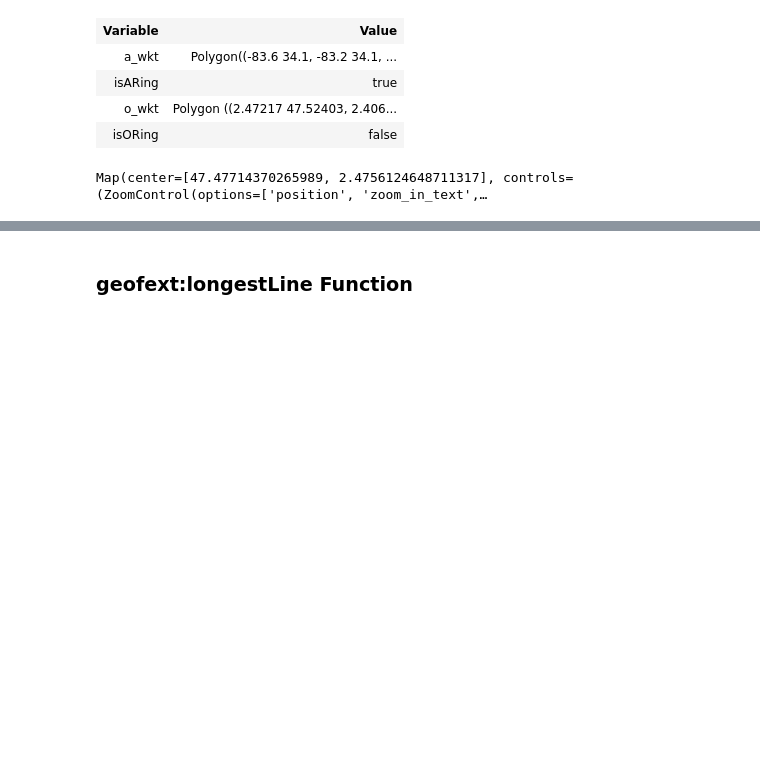
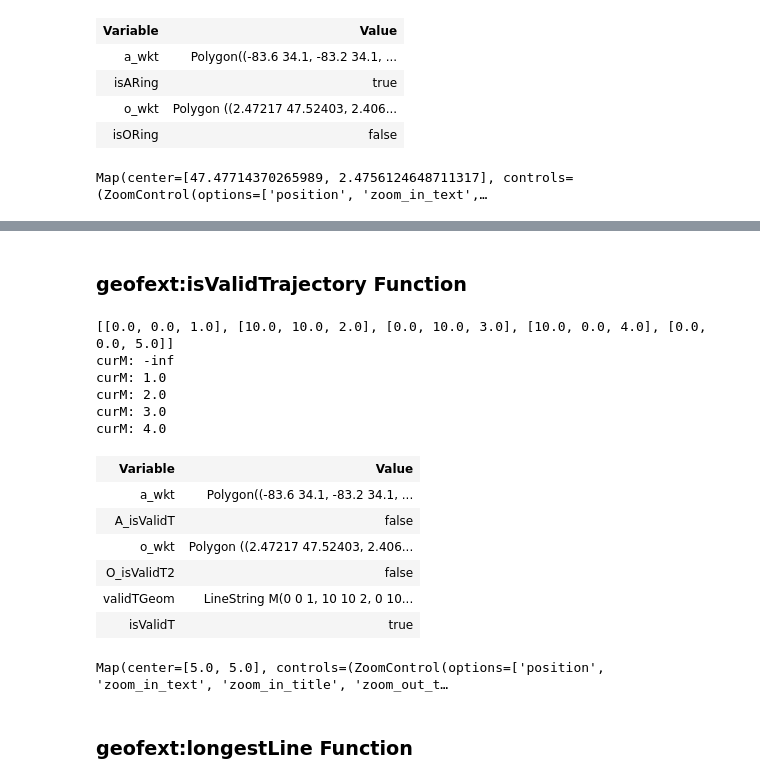
Before and after one commit to situx/rdflib-geosparql, a Jupyter notebook: GeoSPARQLExt.ipynb, the cells around one changed output, grey strips where cells are left out. Saved outputs shown, nothing was run; the diff lists cells and outputs as text; code cells hidden in the pictures; blank space fills up the shorter version.

```diff
--- a/GeoSPARQLExt.ipynb
+++ b/GeoSPARQLExt.ipynb
@@ -564,3 +969,35 @@ Map(center=[47.47714370265989, 2.4756124648711317], controls=(ZoomControl(option
+# %% [markdown]
+### geofext:isValidTrajectory Function
+# %%
+processQueryResults(g.query("""
+PREFIX my: <http://example.org/ApplicationSchema#>
+PREFIX geo: <"""+str(GEO)+""">
+PREFIX geof: <"""+str(GEOFEXT)+""">
+PREFIX xsd: <http://www.w3.org/2001/XMLSchema#>
+SELECT ?a_wkt ?o_wkt ?validTGeom ?isValidT ?O_isValidT2 ?A_isValidT {
+    <http://example.org/ApplicationSchema#AExactGeom> geo:asWKT ?a_wkt .
+    BIND(geof:isValidTrajectory(?a_wkt) AS ?A_isValidT)
+    <http://example.org/ApplicationSchema#OExactGeom> geo:asWKT ?o_wkt .
+    BIND(geof:isValidTrajectory(?o_wkt) AS ?O_isValidT2)
+    BIND("LineString M(0 0 1, 10 10 2, 0 10 3, 10 0 4, 0 0 5)"^^geo:wktLiteral AS ?validTGeom)
+    BIND(geof:isValidTrajectory(?validTGeom) AS ?isValidT)
+}
+"""),["a_wkt","o_wkt","validTGeom"],None)
+# %% [output]
+[[0.0, 0.0, 1.0], [10.0, 10.0, 2.0], [0.0, 10.0, 3.0], [10.0, 0.0, 4.0], [0.0, 0.0, 5.0]]
+curM: -inf
+curM: 1.0
+curM: 2.0
+curM: 3.0
+curM: 4.0
+| Variable | Value |
+| a_wkt | Polygon((-83.6 34.1, -83.2 34.1, ... |
+| A_isValidT | false |
+| o_wkt | Polygon ((2.47217 47.52403, 2.406... |
+| O_isValidT2 | false |
+| validTGeom | LineString M(0 0 1, 10 10 2, 0 10... |
+| isValidT | true |
+Map(center=[5.0, 5.0], controls=(ZoomControl(options=['position', 'zoom_in_text', 'zoom_in_title', 'zoom_out_t…
 # %% [markdown]
 ### geofext:longestLine Function
 # %%
```
Also changed, not shown: parts of 87 cells of this notebook, 2 other files.
